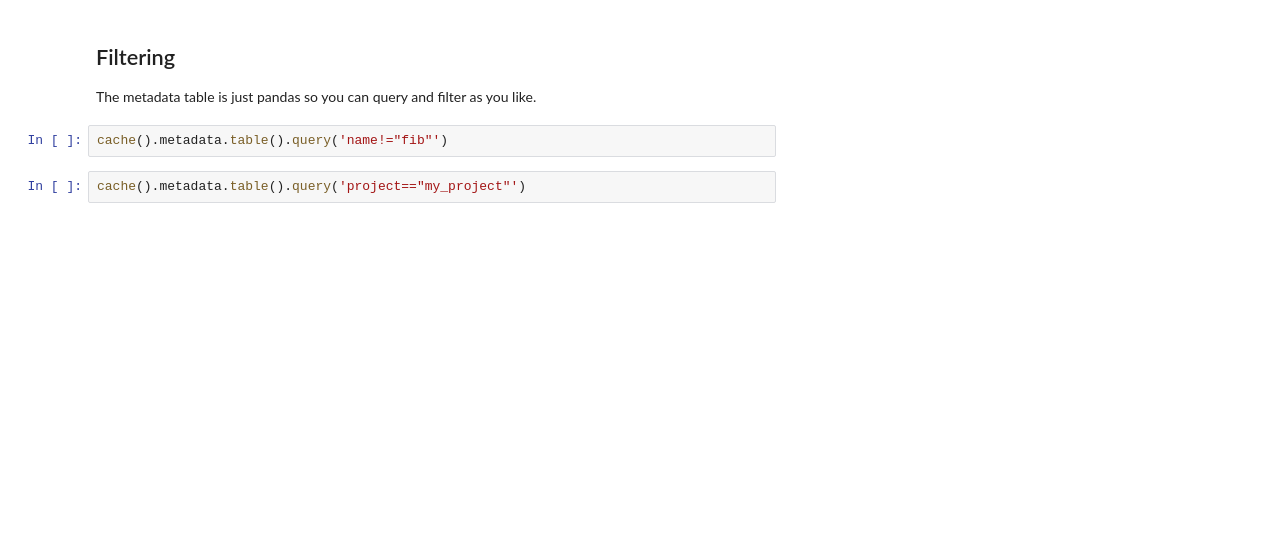
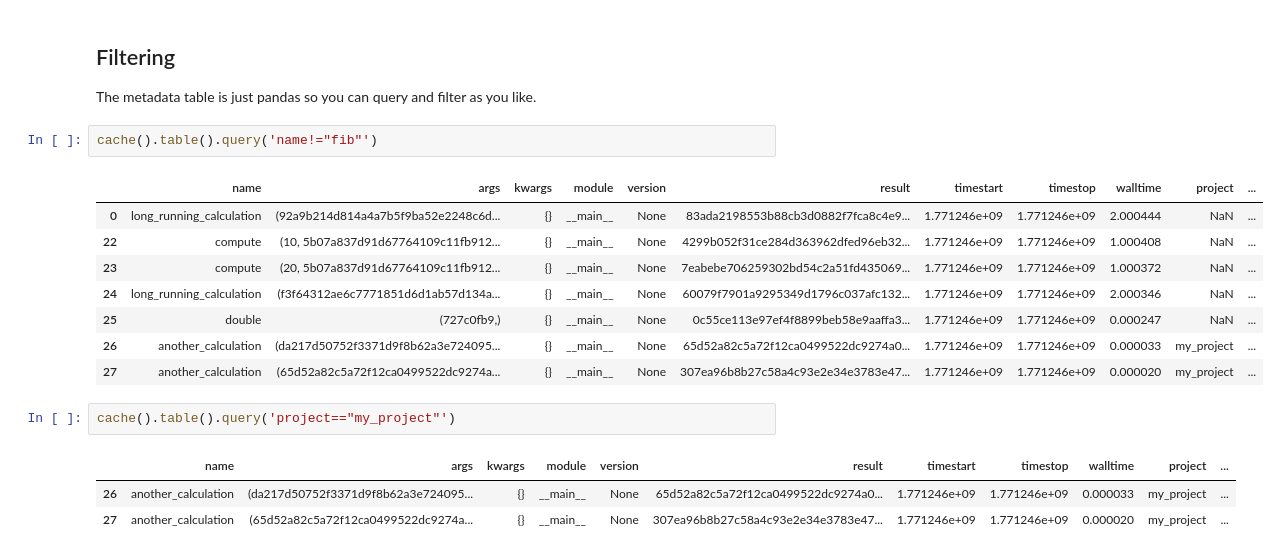
Before and after one commit to pmrv/fleche, a Jupyter notebook: notebooks/GettingStarted.ipynb, the cells around one changed output. Cells and saved outputs as stored; diff of their text form; blank space fills up the shorter version.

```diff
--- a/notebooks/GettingStarted.ipynb
+++ b/notebooks/GettingStarted.ipynb
@@ -125,6 +168,19 @@ cache().metadata.table()
 
 The metadata table is just pandas so you can query and filter as you like.
 # %%
-cache().metadata.table().query('name!="fib"')
+cache().table().query('name!="fib"')
+# %% [output]
+|  | name | args | kwargs | module | version | result | timestart | timestop | walltime | project | ... |
+| 0 | long_running_calculation | (92a9b214d814a4a7b5f9ba52e2248c6d... | {} | __main__ | None | 83ada2198553b88cb3d0882f7fca8c4e9... | 1.771246e+09 | 1.771246e+09 | 2.000444 | NaN | ... |
+| 22 | compute | (10, 5b07a837d91d67764109c11fb912... | {} | __main__ | None | 4299b052f31ce284d363962dfed96eb32... | 1.771246e+09 | 1.771246e+09 | 1.000408 | NaN | ... |
+| 23 | compute | (20, 5b07a837d91d67764109c11fb912... | {} | __main__ | None | 7eabebe706259302bd54c2a51fd435069... | 1.771246e+09 | 1.771246e+09 | 1.000372 | NaN | ... |
+| 24 | long_running_calculation | (f3f64312ae6c7771851d6d1ab57d134a... | {} | __main__ | None | 60079f7901a9295349d1796c037afc132... | 1.771246e+09 | 1.771246e+09 | 2.000346 | NaN | ... |
+| 25 | double | (727c0fb9,) | {} | __main__ | None | 0c55ce113e97ef4f8899beb58e9aaffa3... | 1.771246e+09 | 1.771246e+09 | 0.000247 | NaN | ... |
+| 26 | another_calculation | (da217d50752f3371d9f8b62a3e724095... | {} | __main__ | None | 65d52a82c5a72f12ca0499522dc9274a0... | 1.771246e+09 | 1.771246e+09 | 0.000033 | my_project | ... |
+| 27 | another_calculation | (65d52a82c5a72f12ca0499522dc9274a... | {} | __main__ | None | 307ea96b8b27c58a4c93e2e34e3783e47... | 1.771246e+09 | 1.771246e+09 | 0.000020 | my_project | ... |
 # %%
-cache().metadata.table().query('project=="my_project"')
+cache().table().query('project=="my_project"')
+# %% [output]
+|  | name | args | kwargs | module | version | result | timestart | timestop | walltime | project | ... |
+| 26 | another_calculation | (da217d50752f3371d9f8b62a3e724095... | {} | __main__ | None | 65d52a82c5a72f12ca0499522dc9274a0... | 1.771246e+09 | 1.771246e+09 | 0.000033 | my_project | ... |
+| 27 | another_calculation | (65d52a82c5a72f12ca0499522dc9274a... | {} | __main__ | None | 307ea96b8b27c58a4c93e2e34e3783e47... | 1.771246e+09 | 1.771246e+09 | 0.000020 | my_project | ... |
```
Also changed, not shown: parts of 6 cells of this notebook, 3 other files.
